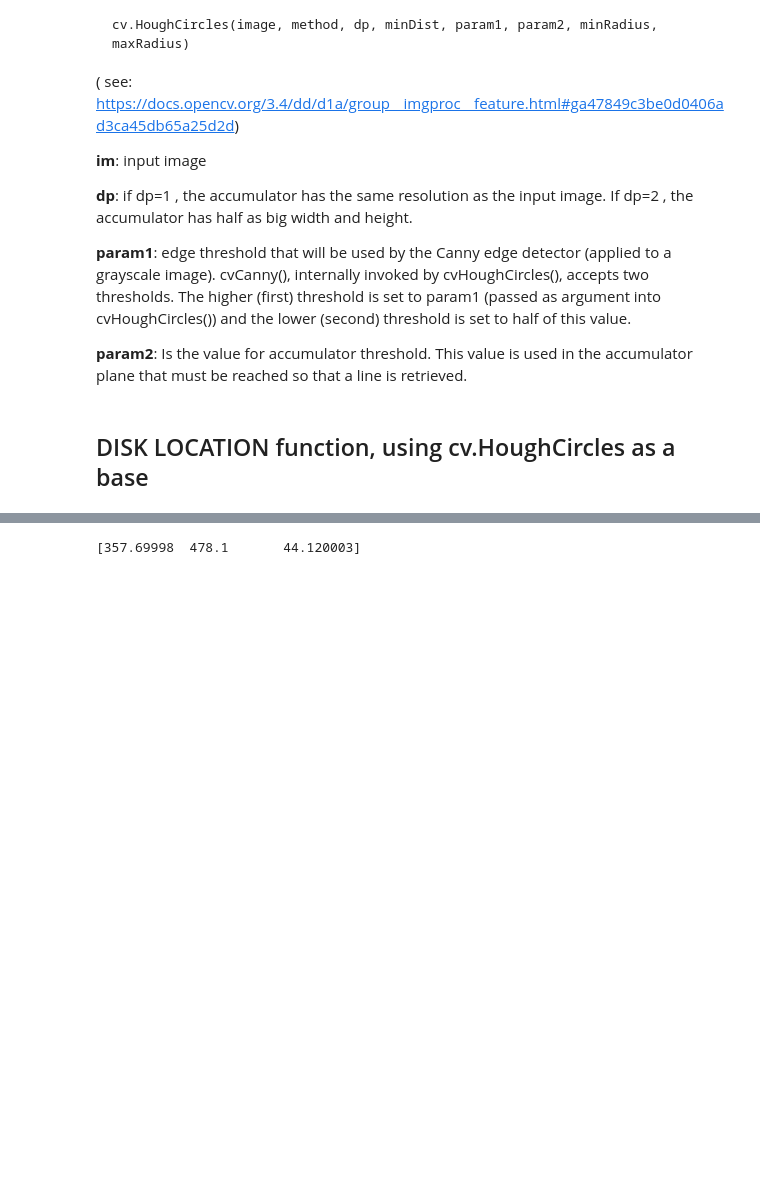
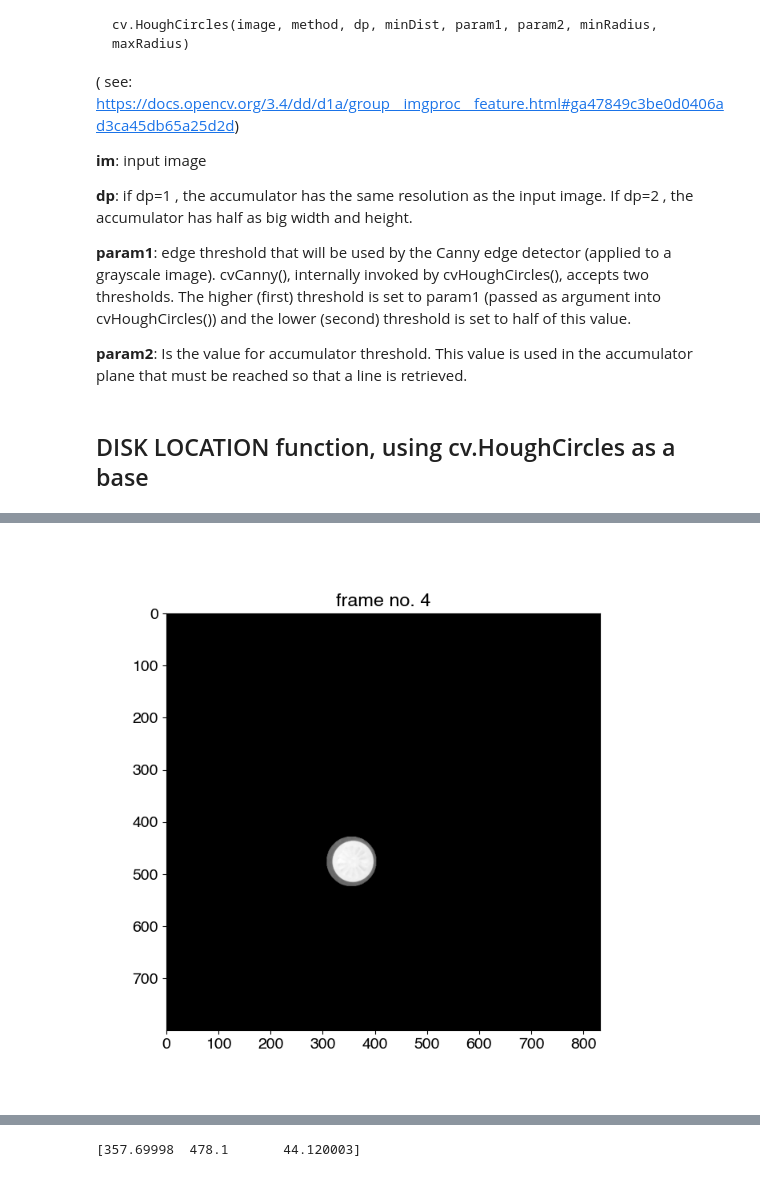
Before and after one commit to fvegar/brownian, a Jupyter notebook: brownian.ipynb, the cells around one changed output, grey strips where cells are left out. Cells and saved outputs as stored; diff of their text form; code cells hidden in the pictures; blank space fills up the shorter version.

```diff
--- a/brownian.ipynb
+++ b/brownian.ipynb
@@ -287,0 +313,5 @@ array([[357.75, 477.75,  54.05],
+# %%
+plt.close(4)
+pltdisplay( 7, cv.medianBlur(disk_mask,5), 4)
+# %% [output]
+[figure, added]
```
Also changed, not shown: parts of 32 cells of this notebook.
